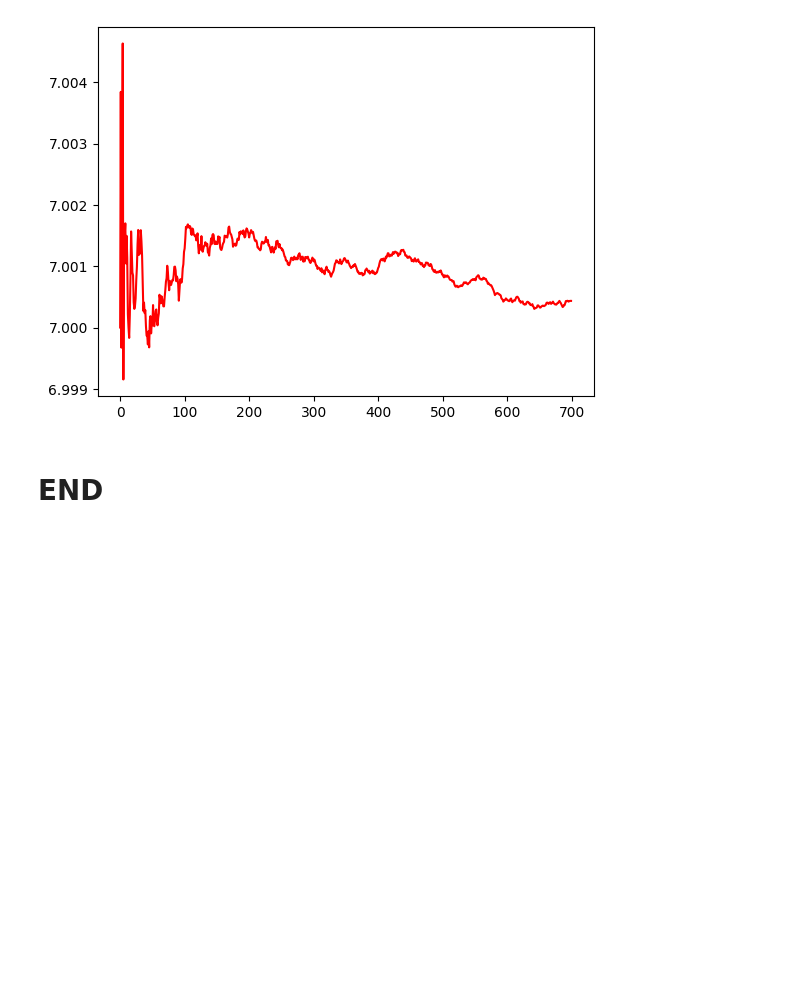
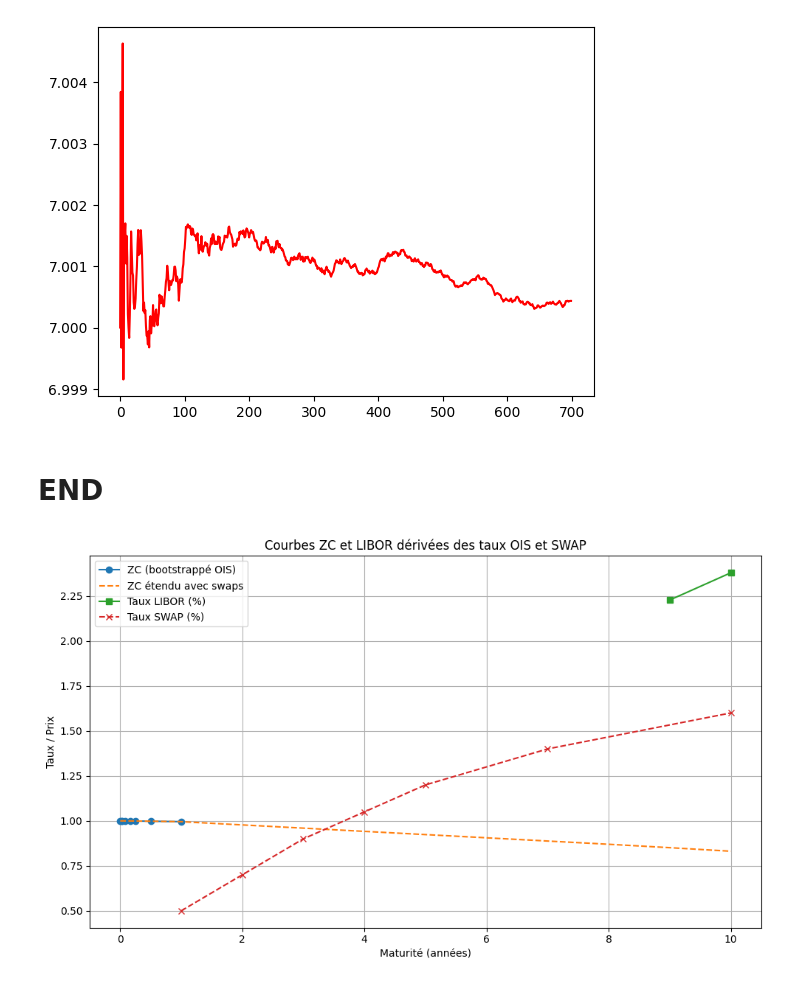
Before and after one commit to EssaddekOthmane/IndependentPriceVerification, a Jupyter notebook: BlackScholesRobbinsMonro.ipynb, the cells around one changed output. Saved outputs shown, nothing was run; the diff lists cells and outputs as text; code cells hidden in the pictures; blank space fills up the shorter version.

```diff
--- a/BlackScholesRobbinsMonro.ipynb
+++ b/BlackScholesRobbinsMonro.ipynb
@@ -2047,6 +1998,100 @@ plt.plot(Y,'red')
 [figure]
 # %% [markdown]
 # END
+# %%
+import numpy as np
+import matplotlib.pyplot as plt
+
+# ================================
+# 1. Données du marché : taux overnight OIS et taux swap
+# ================================
+
+# Taux OIS (exemple fictif, annualisés en base continue)
+ois_maturities = np.array([1, 7, 14, 30, 60, 90, 180, 360]) / 360  # en années
+ois_rates = np.array([0.10, 0.12, 0.14, 0.18, 0.22, 0.26, 0.35, 0.45]) / 100
+
+# Taux swap IRS (fictifs)
+swap_maturities = np.array([1, 2, 3, 4, 5, 7, 10])  # en années
+swap_rates = np.array([0.50, 0.70, 0.90, 1.05, 1.20, 1.40, 1.60]) / 100
+
+# Fréquence de paiement (annuelle)
+delta = 1.0
+
+
+# ================================
+# 2. Bootstrap de la courbe ZC (Zéro-Coupon) à partir des OIS
+# ================================
+
+def bootstrap_zc_from_ois(maturities, rates):
+    return np.exp(-rates * maturities)  # taux continus
+
+zc_times = ois_maturities
+zc_discounts = bootstrap_zc_from_ois(zc_times, ois_rates)
+
+# On étend cette courbe avec les maturités des swaps
+def extend_zc_with_swaps(swap_maturities, swap_rates, zc_times, zc_discounts, delta):
+    P = list(zc_discounts)
+    T = list(zc_times)
+    known_years = set(np.round(T, 8))
+
+    for i, Tn in enumerate(swap_maturities):
+        n = int(Tn / delta)
+
+        # Étend jusqu'à n années
+        while len(P) <= n:
+            t_new = len(P) * delta
+            # Swap rate correspondant
+            S = np.interp(t_new, swap_maturities, swap_rates)
+            # Calcul de P(t_new)
+            sum_leg = sum(delta * P[j] * S for j in range(len(P)))
+            P_new = (1 - sum_leg) / (1 + delta * S)
+            P.append(P_new)
+            T.append(t_new)
+
+    return np.array(T), np.array(P)
+
+full_times, full_discounts = extend_zc_with_swaps(
+    swap_maturities, swap_rates, zc_times, zc_discounts, delta
+)
+
+# ================================
+# 3. Taux LIBOR implicites : L(T_{i−1}, T_i)
+# ================================
+
+def compute_libor_from_discounts(times, discounts, delta):
+    libor = []
+    libor_times = []
+    for i in range(1, len(times)):
+        ti = times[i]
+        ti_1 = times[i-1]
+        if abs(ti - ti_1 - delta) < 1e-6:  # intervalle constant
+            P_ti = discounts[i]
+            P_ti_1 = discounts[i-1]
+            L = (1/delta)*(P_ti_1 / P_ti - 1)
+            libor.append(L)
+            libor_times.append(ti)
+    return np.array(libor_times), np.array(libor)
+
+libor_maturities, libor_rates = compute_libor_from_discounts(full_times, full_discounts, delta)
+
+# ================================
+# 4. Affichage
+# ================================
+
+plt.figure(figsize=(10, 6))
+plt.plot(zc_times, zc_discounts, 'o-', label='ZC (bootstrappé OIS)')
+plt.plot(full_times, full_discounts, '--', label='ZC étendu avec swaps')
+plt.plot(libor_maturities, libor_rates * 100, 's-', label='Taux LIBOR (%)')
+plt.plot(swap_maturities, swap_rates * 100, 'x--', label='Taux SWAP (%)')
+plt.xlabel("Maturité (années)")
+plt.ylabel("Taux / Prix")
+plt.title("Courbes ZC et LIBOR dérivées des taux OIS et SWAP")
+plt.grid(True)
+plt.legend()
+plt.tight_layout()
+plt.show()
+# %% [output]
+[figure, added]
 # %% [markdown]
 **Lemme 1**
 
```
Also changed, not shown: parts of 15 cells of this notebook.
